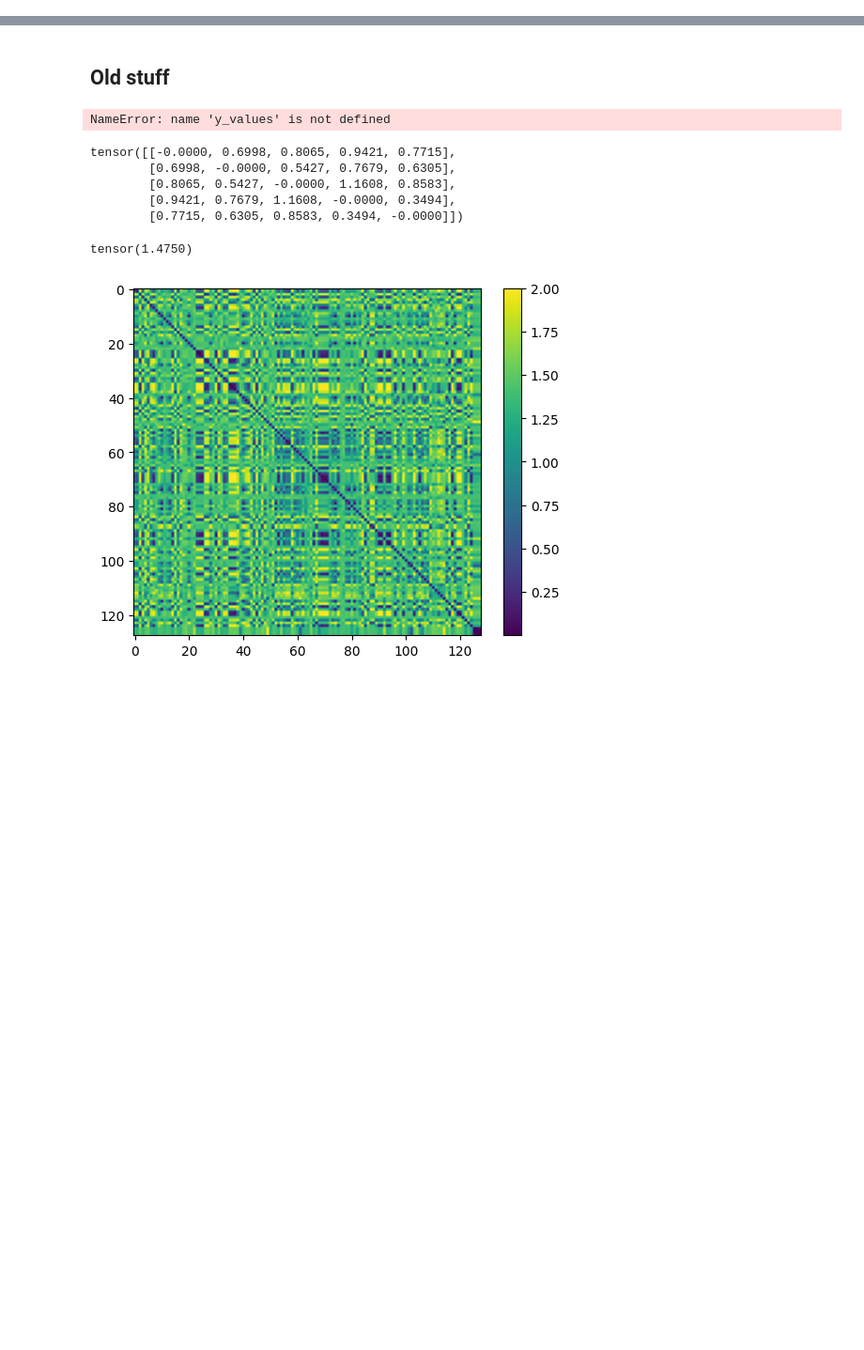
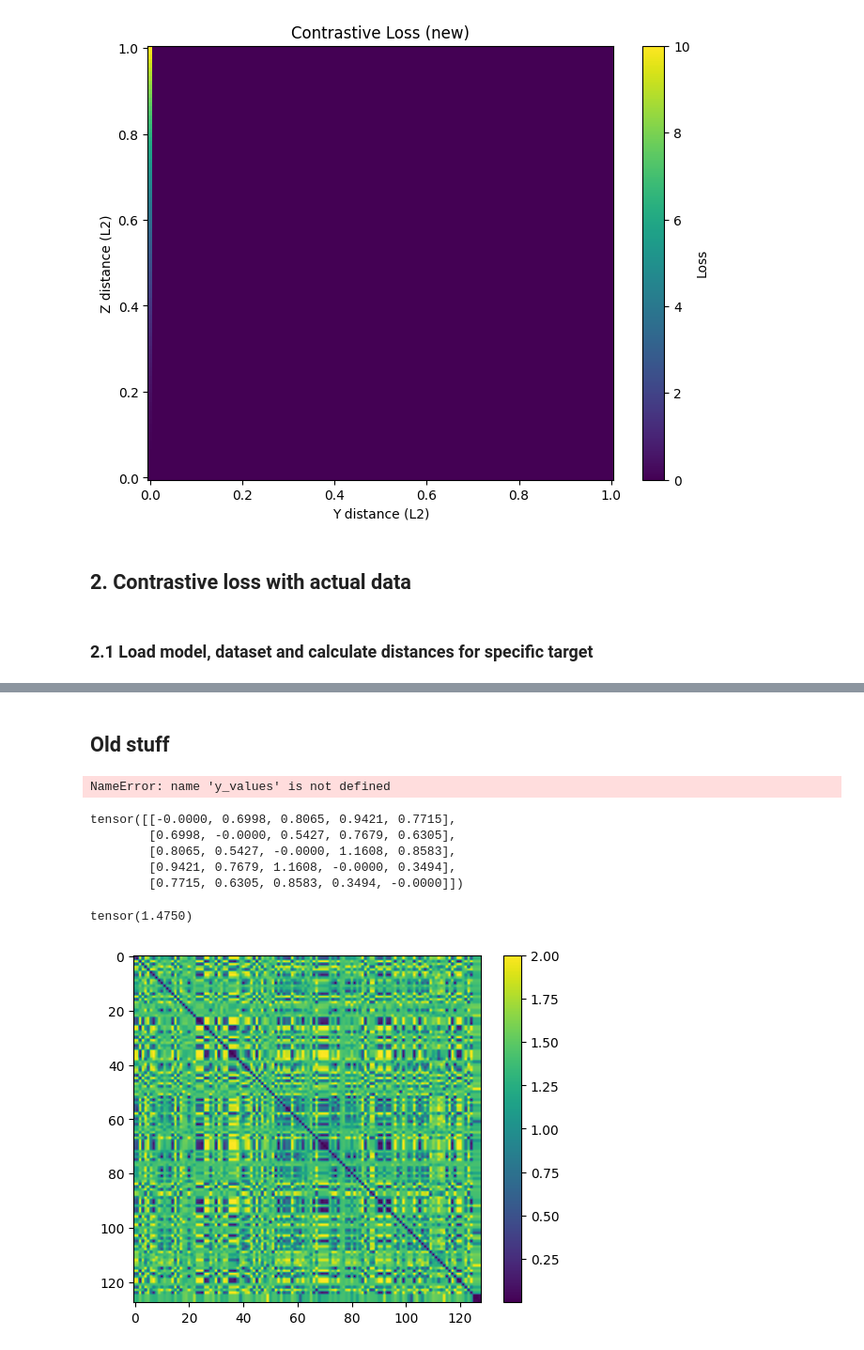
Before and after one commit to LuisCarretero/similar-expressions, a Jupyter notebook: src/dev/contrastive_loss_dev.ipynb, the cells around one changed output, grey strips where cells are left out. Shown at 94% size. Saved outputs shown, nothing was run; the diff lists cells and outputs as text; code cells hidden in the pictures; blank space fills up the shorter version.

```diff
--- a/src/dev/contrastive_loss_dev.ipynb
+++ b/src/dev/contrastive_loss_dev.ipynb
@@ -0,0 +164,33 @@
+# %%
+def contrastive_loss_new(z_dist, y_dist):
+    a = 10
+
+    threshold = lambda x: x < SIMILARITY_THRESHOLD
+    z_dist_map = lambda x: a*x**2
+
+    gamma = threshold(y_dist)
+    loss_raw = z_dist_map(z_dist)
+    loss = gamma * loss_raw
+    return loss
+
+# Create 2D histogram of contrastive loss
+z_dist = torch.linspace(0, 1, 100)
+y_dist = torch.linspace(0, 1, 100)
+Z, Y = torch.meshgrid(z_dist, y_dist, indexing='xy')
+
+# Calculate loss for each point
+loss_grid = contrastive_loss_new(Z, Y)
+
+plt.figure(figsize=(8, 6))
+plt.pcolormesh(Y.numpy(), Z.numpy(), loss_grid.numpy(), shading='auto')
+plt.colorbar(label='Loss')
+plt.ylabel('Z distance (L2)')
+plt.xlabel('Y distance (L2)')
+plt.title('Contrastive Loss (new)')
+plt.show()
+# %% [output]
+[figure, added]
+# %% [markdown]
+## 2. Contrastive loss with actual data
+# %% [markdown]
+### 2.1 Load model, dataset and calculate distances for specific target
```
Also changed, not shown: parts of 23 cells of this notebook, 1 other file.
